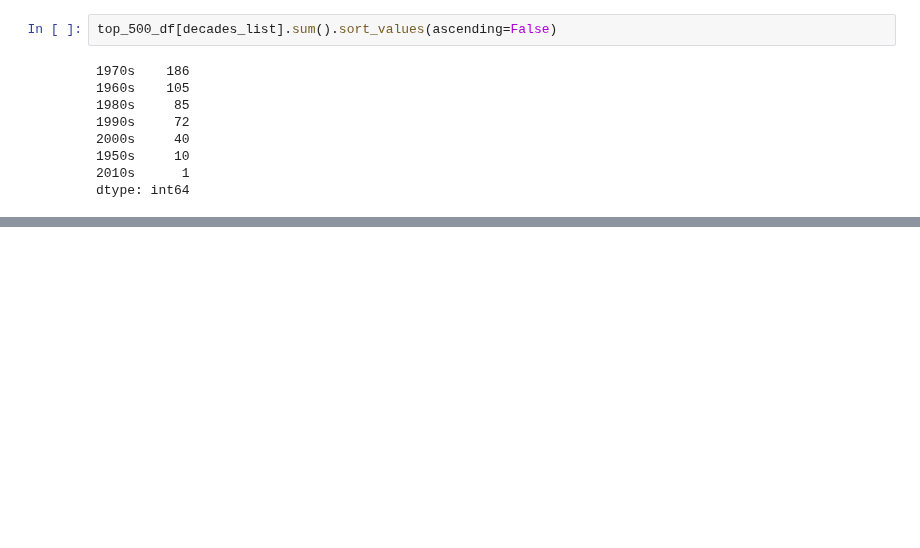
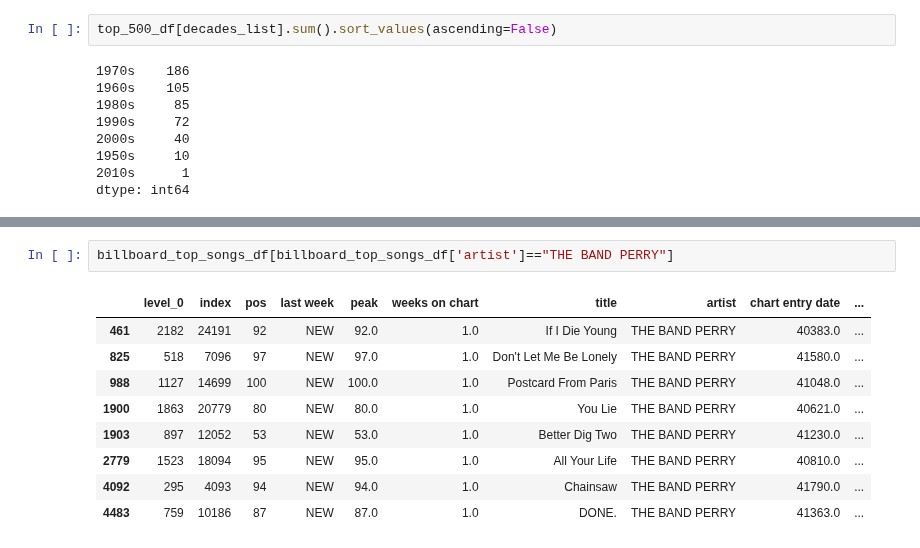
Before and after one commit to taniamukherjee/Storytelling-Project, a Jupyter notebook: Explore Rolling Stone's Top 500 Albums.ipynb, the cells around one changed output, grey strips where cells are left out. Cells and saved outputs as stored; diff of their text form; blank space fills up the shorter version.

```diff
--- a/Explore Rolling Stone's Top 500 Albums.ipynb
+++ b/Explore Rolling Stone's Top 500 Albums.ipynb
@@ -111,0 +283,12 @@ dtype: int64
+# %%
+billboard_top_songs_df[billboard_top_songs_df['artist']=="THE BAND PERRY"]
+# %% [output]
+|  | level_0 | index | pos | last week | peak | weeks on chart | title | artist | chart entry date | ... |
+| 461 | 2182 | 24191 | 92 | NEW | 92.0 | 1.0 | If I Die Young | THE BAND PERRY | 40383.0 | ... |
+| 825 | 518 | 7096 | 97 | NEW | 97.0 | 1.0 | Don't Let Me Be Lonely | THE BAND PERRY | 41580.0 | ... |
+| 988 | 1127 | 14699 | 100 | NEW | 100.0 | 1.0 | Postcard From Paris | THE BAND PERRY | 41048.0 | ... |
+| 1900 | 1863 | 20779 | 80 | NEW | 80.0 | 1.0 | You Lie | THE BAND PERRY | 40621.0 | ... |
+| 1903 | 897 | 12052 | 53 | NEW | 53.0 | 1.0 | Better Dig Two | THE BAND PERRY | 41230.0 | ... |
+| 2779 | 1523 | 18094 | 95 | NEW | 95.0 | 1.0 | All Your Life | THE BAND PERRY | 40810.0 | ... |
+| 4092 | 295 | 4093 | 94 | NEW | 94.0 | 1.0 | Chainsaw | THE BAND PERRY | 41790.0 | ... |
+| 4483 | 759 | 10186 | 87 | NEW | 87.0 | 1.0 | DONE. | THE BAND PERRY | 41363.0 | ... |
```
Also changed, not shown: parts of 18 cells of this notebook.
